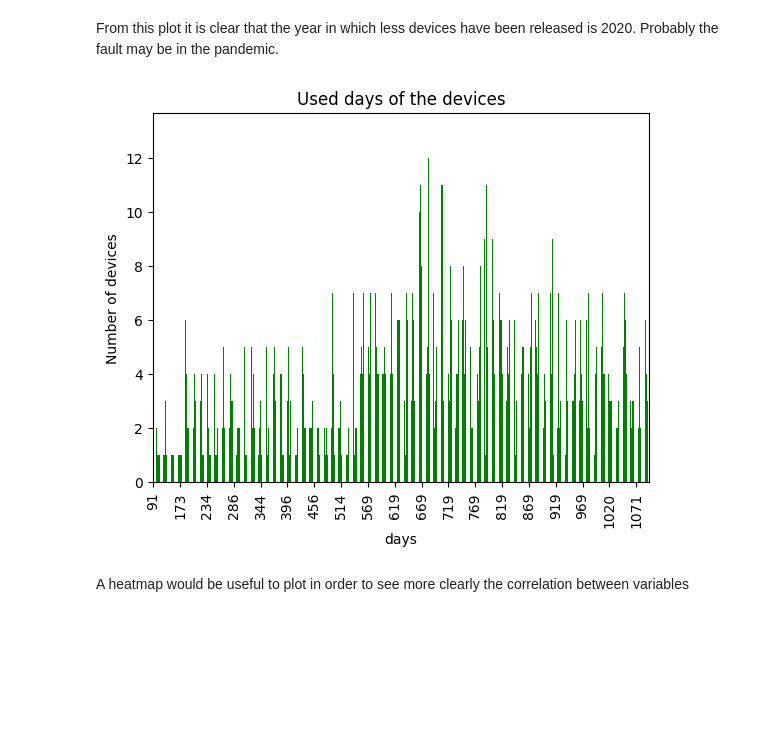
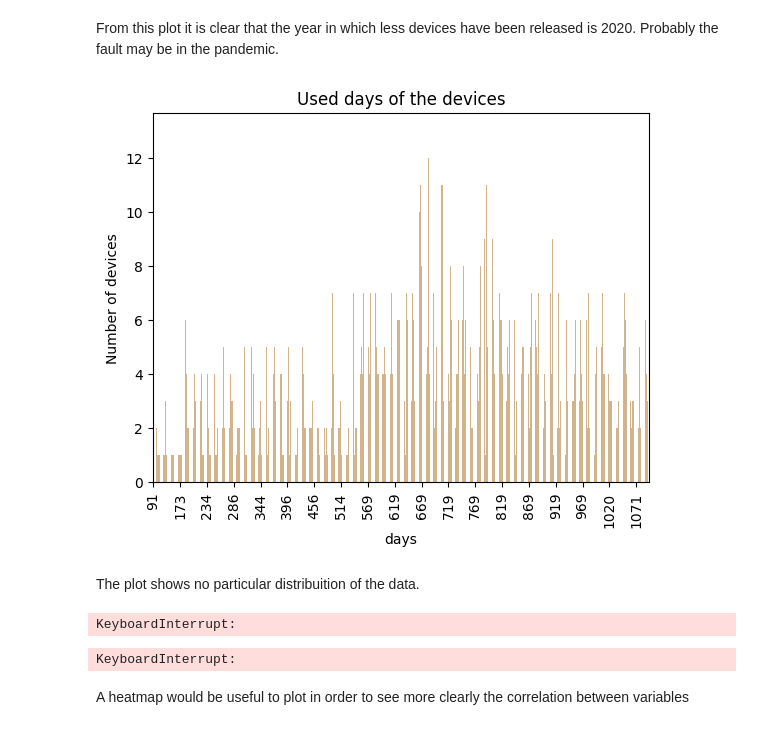
Before and after one commit to annalisadettorii/Project, a Jupyter notebook: project_notebook.ipynb, the cells around one changed output. Drawn from its saved outputs; the diff is of its cells as text; code cells hidden in the pictures; blank space fills up the shorter version.

```diff
--- a/project_notebook.ipynb
+++ b/project_notebook.ipynb
@@ -450,14 +439,36 @@ plt.show()
 From this plot it is clear that the year in which less devices have been released is 2020. Probably the fault may be in the pandemic.
 # %%
 plt.figure()
-ax = used_device_df['days_used'].value_counts().sort_index().plot(kind = 'bar', color = "green")
+ax = used_device_df['days_used'].value_counts().sort_index().plot(kind = 'bar', color = "tan")
 ax.set_xticks(ax.get_xticks()[::50])
 plt.title('Used days of the devices')
 plt.xlabel('days')
 plt.ylabel('Number of devices')
 plt.show()
 # %% [output]
-[figure, old version]
+[figure, new version]
+# %% [markdown]
+The plot shows no particular distribuition of the data.
+# %%
+plt.figure()
+ax = used_device_df['new_price'].value_counts().sort_index().plot(kind = 'bar', color = "darkcyan")
+ax.set_xticks(ax.get_xticks()[::1])
+plt.title('Price of new devices')
+plt.xlabel('Price')
+plt.ylabel('Number of devices')
+plt.show()
+# %% [output]
+KeyboardInterrupt:
+# %%
+plt.figure()
+ax = used_device_df['used_price'].value_counts().sort_index().plot(kind = 'bar',color = "green")
+ax.set_xticks(ax.get_xticks()[::3])
+plt.title('Price of used devices')
+plt.xlabel('Price')
+plt.ylabel('Number of devices')
+plt.show()
+# %% [output]
+KeyboardInterrupt:
 # %% [markdown]
 A heatmap would be useful to plot in order to see more clearly the correlation between variables
 # %%
```
Also changed, not shown: parts of 30 cells of this notebook.
